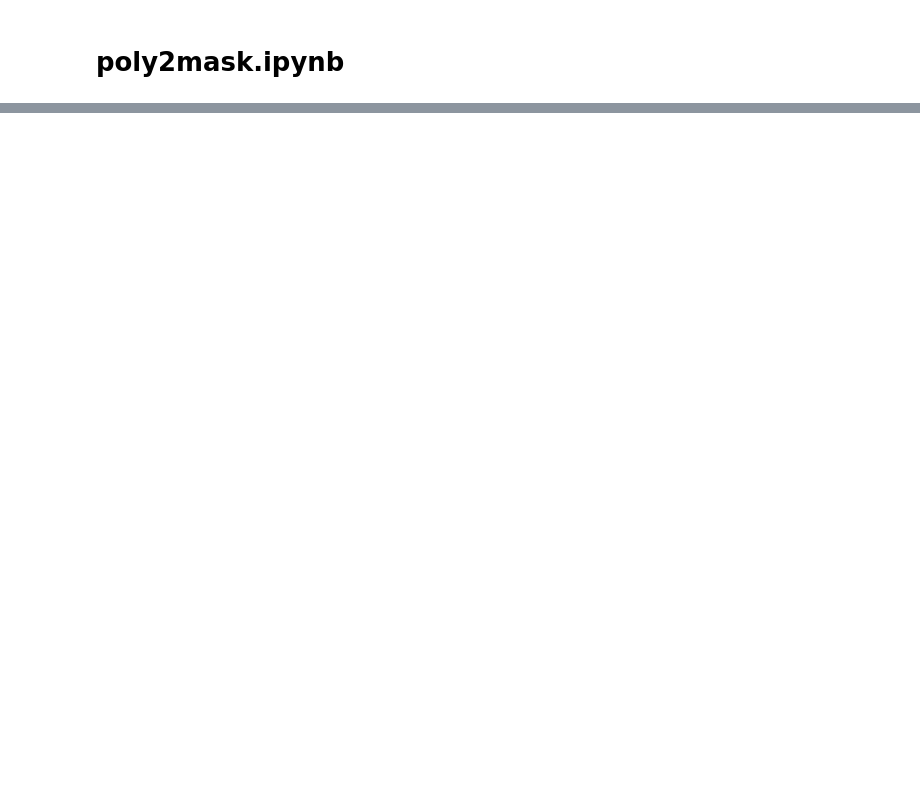
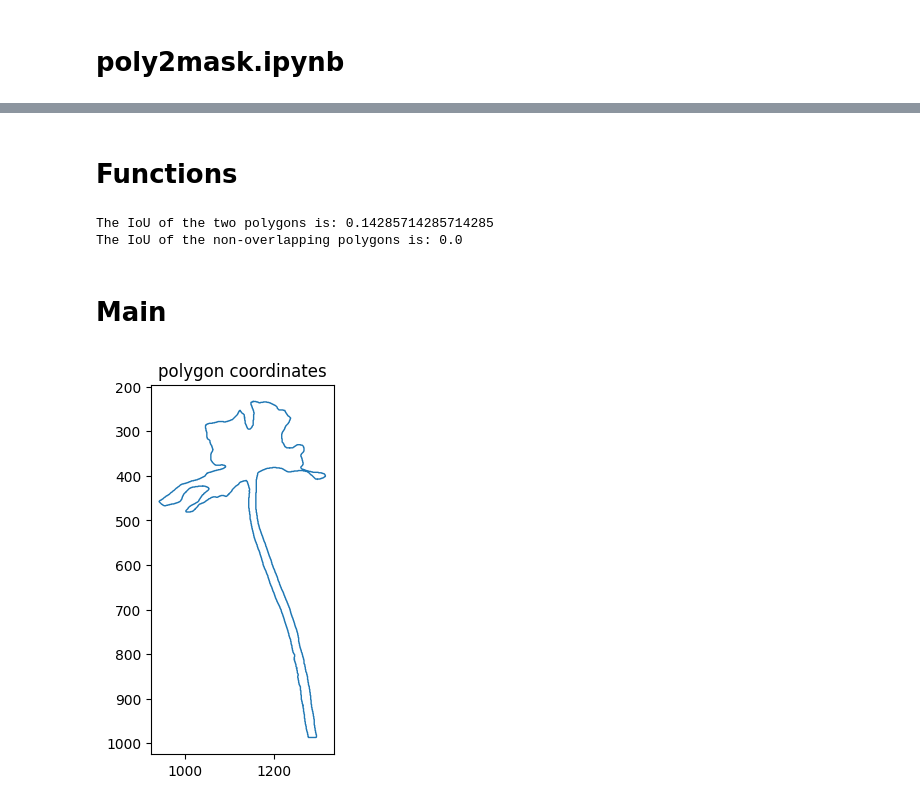
Before and after one commit to aubreymoore/sam3-2026-01-31, a Jupyter notebook: poly2mask.ipynb, the cells around one changed output, grey strips where cells are left out. Drawn from its saved outputs; the diff is of its cells as text; code cells hidden in the pictures; blank space fills up the shorter version.

```diff
--- a/poly2mask.ipynb
+++ b/poly2mask.ipynb
@@ -91,0 +13,2 @@ if __name__ == '__main__':
+# %% [markdown]
+# Functions
@@ -91,0 +82,74 @@ if __name__ == '__main__':
+# %%
+import numpy as np
+from shapely.geometry import Polygon
+
+def calculate_polygon_iou(poly1_coords, poly2_coords):
+    """
+    Calculates the IoU of two polygons given as numpy arrays of coordinates.
+
+    Args:
+        poly1_coords (np.ndarray): Coordinates of the first polygon (Nx2 array).
+        poly2_coords (np.ndarray): Coordinates of the second polygon (Mx2 array).
+
+    Returns:
+        float: The IoU score between 0.0 and 1.0.
+    """
+    # Convert numpy arrays to shapely Polygon objects
+    polygon1 = Polygon(poly1_coords)
+    polygon2 = Polygon(poly2_coords)
+
+    # Check if polygons intersect to handle non-overlapping cases efficiently
+    if not polygon1.intersects(polygon2):
+        return 0.0
+
+    # Calculate the intersection area
+    intersection_area = polygon1.intersection(polygon2).area
+
+    # Calculate the union area
+    # A slightly faster way to calculate union area is:
+    # area(poly1) + area(poly2) - area(intersection)
+    union_area = polygon1.area + polygon2.area - intersection_area
+
+    # Compute IoU
+    iou = intersection_area / union_area
+
+    return iou
+
+# Example Usage:
+# Define two sample polygons as numpy arrays
+# Polygon 1: A square from (0,0) to (2,2)
+poly1_coords = np.array([[0, 0], [2, 0], [2, 2], [0, 2]])
+# Polygon 2: Another square overlapping the first, from (1,1) to (3,3)
+poly2_coords = np.array([[1, 1], [3, 1], [3, 3], [1, 3]])
+
+# Calculate the IoU
+iou_score = calculate_polygon_iou(poly1_coords, poly2_coords)
+print(f"The IoU of the two polygons is: {iou_score}")
+
+# Example with non-overlapping polygons
+poly3_coords = np.array([[10, 10], [12, 10], [12, 12], [10, 12]])
+iou_no_overlap = calculate_polygon_iou(poly1_coords, poly3_coords)
+print(f"The IoU of the non-overlapping polygons is: {iou_no_overlap}")
+# %% [output]
+The IoU of the two polygons is: 0.14285714285714285
+The IoU of the non-overlapping polygons is: 0.0
+# %% [markdown]
+# Main
+# %%
+# Read WKT from SQLite and convert to Shapely geometry
+df = pd.read_sql(
+    "SELECT detection_id, poly_wkt FROM detections WHERE detection_id=17;",
+    sqlite3.connect('sam3_detections.sqlite3')
+)
+wkt_str = df.at[0, 'poly_wkt']
+poly = wkt.loads(wkt_str)
+x, y = poly.exterior.xy
+
+# Plot
+fig, ax = plt.subplots()
+ax.plot(x, y, linewidth=1)
+ax.invert_yaxis()  # Invert y-axis to match image coordinates
+ax.set_aspect('equal')
+ax.set_title('polygon coordinates');
+# %% [output]
+[figure, added]
```
Also changed, not shown: parts of 15 cells of this notebook, 3 other files.
